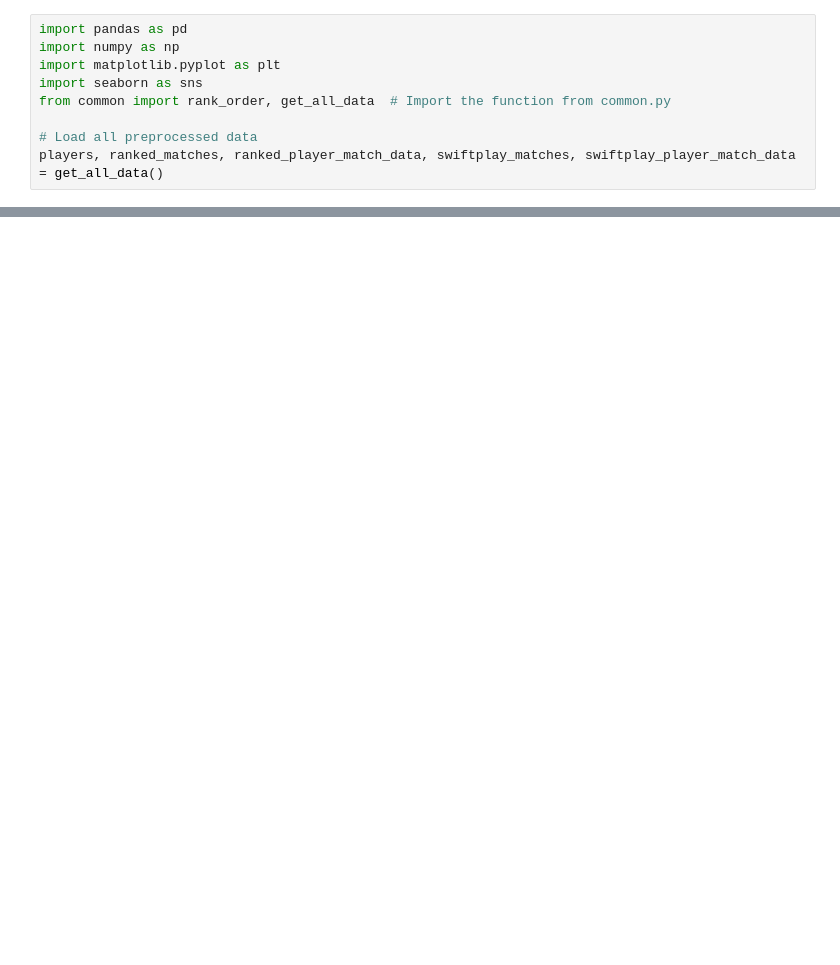
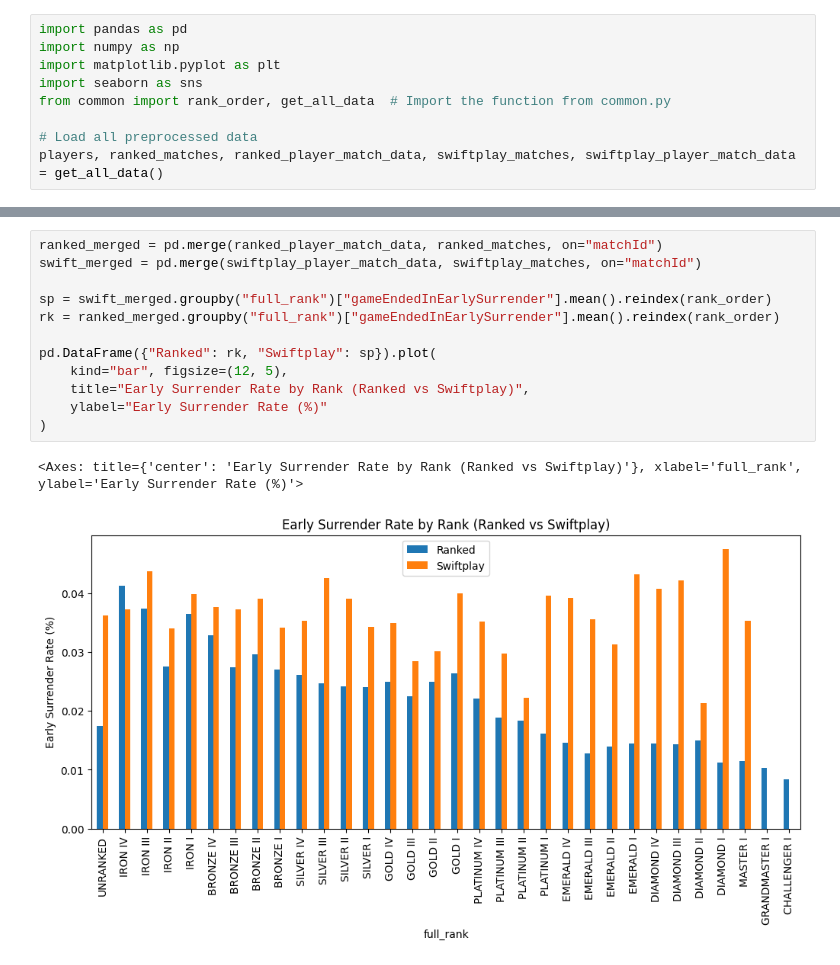
Before and after one commit to mdcUM/swiftplay-analysis, a Jupyter notebook: player_enjoyment_and_retention.ipynb, the cells around one changed output, grey strips where cells are left out. Drawn from its saved outputs; the diff is of its cells as text; blank space fills up the shorter version.

```diff
--- a/player_enjoyment_and_retention.ipynb
+++ b/player_enjoyment_and_retention.ipynb
@@ -48,0 +32,15 @@ swiftplay_player_match_data["full_rank"].value_counts().reindex(rank_order).plot
+# %%
+ranked_merged = pd.merge(ranked_player_match_data, ranked_matches, on="matchId")
+swift_merged = pd.merge(swiftplay_player_match_data, swiftplay_matches, on="matchId")
+
+sp = swift_merged.groupby("full_rank")["gameEndedInEarlySurrender"].mean().reindex(rank_order)
+rk = ranked_merged.groupby("full_rank")["gameEndedInEarlySurrender"].mean().reindex(rank_order)
+
+pd.DataFrame({"Ranked": rk, "Swiftplay": sp}).plot(
+    kind="bar", figsize=(12, 5),
+    title="Early Surrender Rate by Rank (Ranked vs Swiftplay)",
+    ylabel="Early Surrender Rate (%)"
+)
+# %% [output]
+<Axes: title={'center': 'Early Surrender Rate by Rank (Ranked vs Swiftplay)'}, xlabel='full_rank', ylabel='Early Surrender Rate (%)'>
+[figure, added]
```
Also changed, not shown: parts of 8 cells of this notebook.
